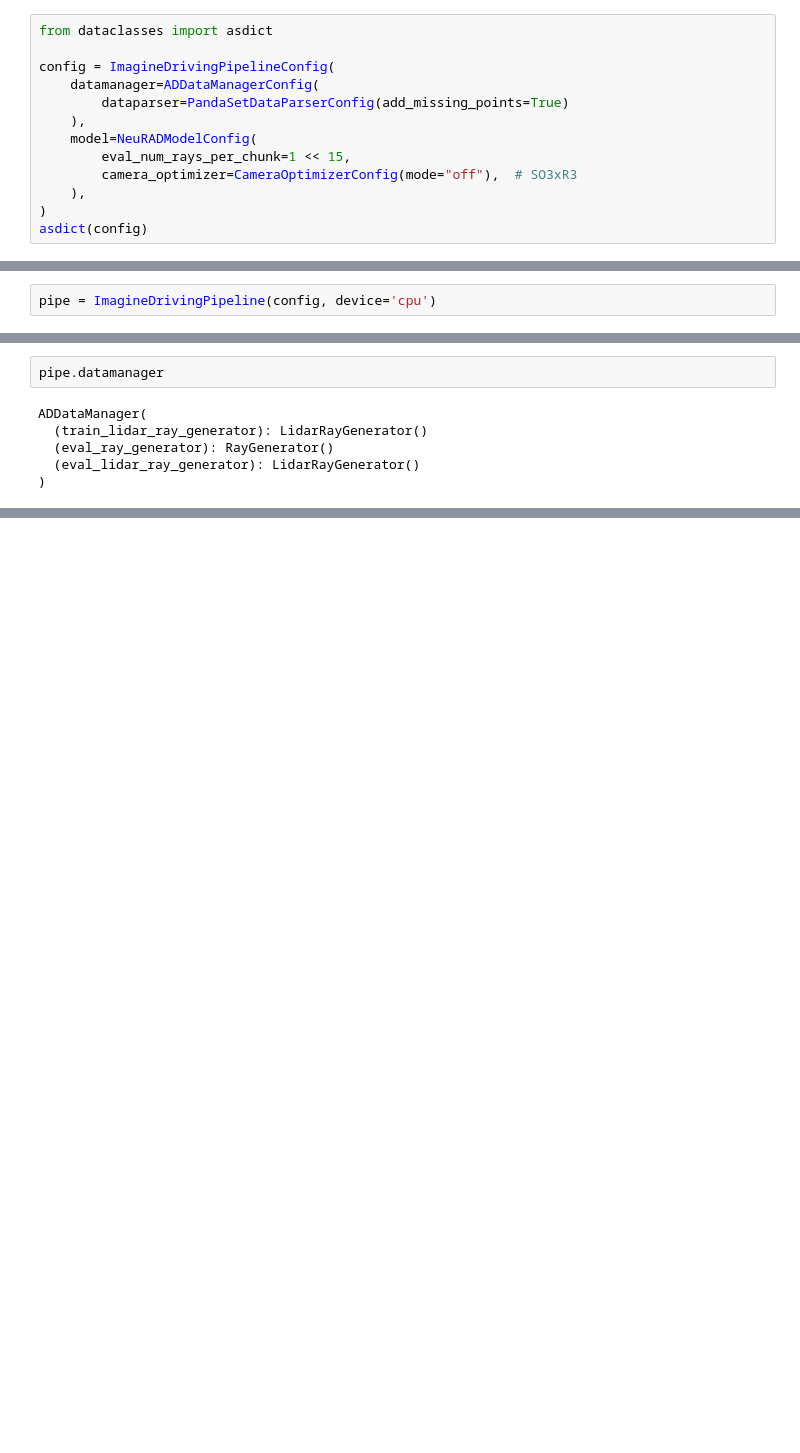
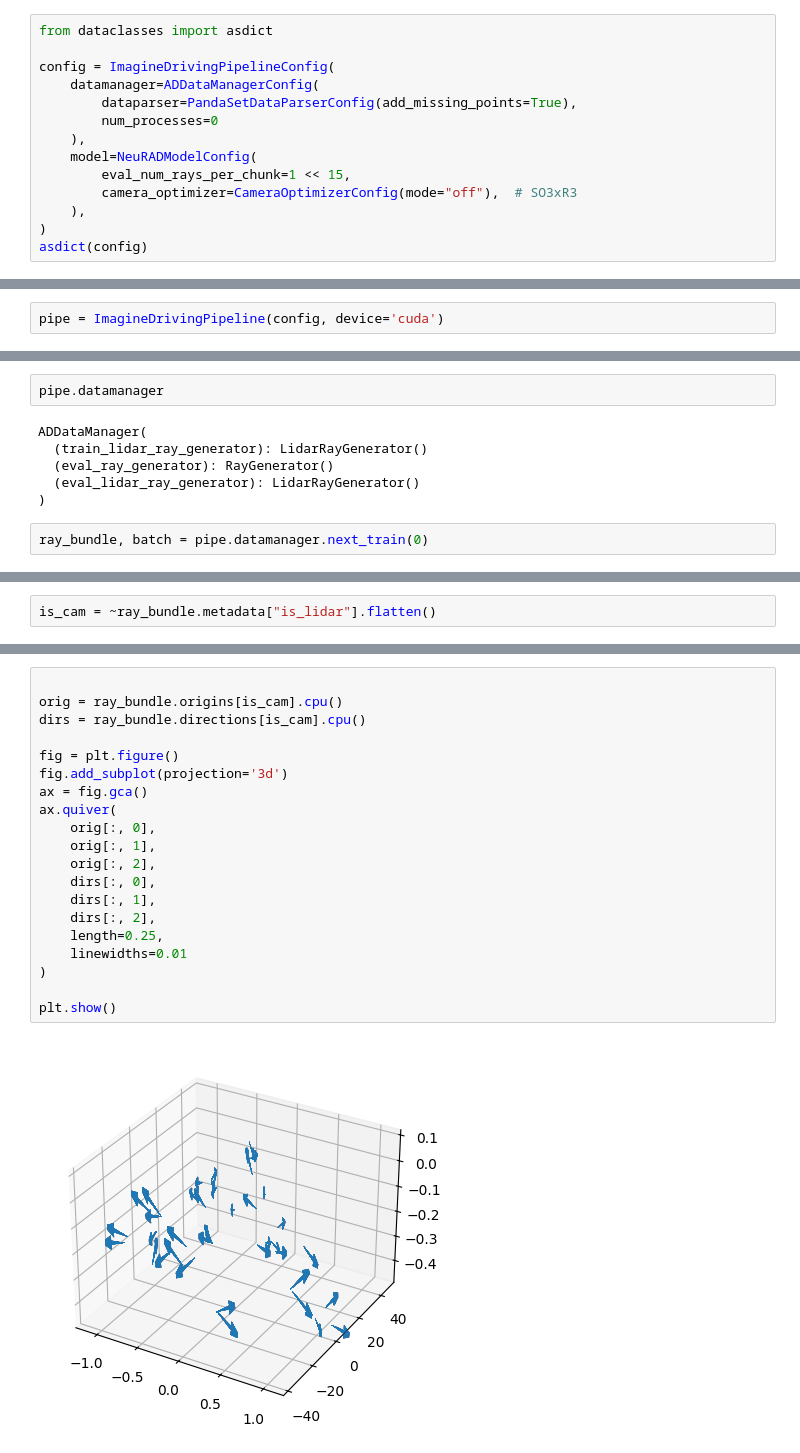
Before and after one commit to gasparyanartur/neurad-diffusion, a Jupyter notebook: nerfstudio/notebooks/ray_bundle.ipynb, the cells around one changed output, grey strips where cells are left out. Saved outputs shown, nothing was run; the diff lists cells and outputs as text; blank space fills up the shorter version.

Commit message:
Add notebook for ray bundle

```diff
--- a/nerfstudio/notebooks/ray_bundle.ipynb
+++ b/nerfstudio/notebooks/ray_bundle.ipynb
@@ -16,7 +16,8 @@ from dataclasses import asdict
 
 config = ImagineDrivingPipelineConfig(
     datamanager=ADDataManagerConfig(
-        dataparser=PandaSetDataParserConfig(add_missing_points=True)
+        dataparser=PandaSetDataParserConfig(add_missing_points=True),
+        num_processes=0
     ),
     model=NeuRADModelConfig(
         eval_num_rays_per_chunk=1 << 15,
@@ -43,7 +44,7 @@ asdict(config)
  'load_diffusion_lora': False,
  'lora_weight_path': None}
 # %%
-pipe = ImagineDrivingPipeline(config, device='cpu')
+pipe = ImagineDrivingPipeline(config, device='cuda')
 # %% [output]
 Variable resolution, using variable_res_collate
 [interactive output not drawn]
@@ -66,3 +67,5 @@ ADDataManager(
   (eval_ray_generator): RayGenerator()
   (eval_lidar_ray_generator): LidarRayGenerator()
 )
+# %%
+ray_bundle, batch = pipe.datamanager.next_train(0)
@@ -68,0 +88,2 @@ ADDataManager(
+# %%
+is_cam = ~ray_bundle.metadata["is_lidar"].flatten()
@@ -68,0 +98,22 @@ ADDataManager(
+# %%
+
+orig = ray_bundle.origins[is_cam].cpu()
+dirs = ray_bundle.directions[is_cam].cpu()
+
+fig = plt.figure()
+fig.add_subplot(projection='3d')
+ax = fig.gca()
+ax.quiver(
+    orig[:, 0],
+    orig[:, 1],
+    orig[:, 2],
+    dirs[:, 0],
+    dirs[:, 1],
+    dirs[:, 2],
+    length=0.25,
+    linewidths=0.01
+)
+
+plt.show()
+# %% [output]
+[figure, added]
```
Also changed, not shown: parts of 16 cells of this notebook.
